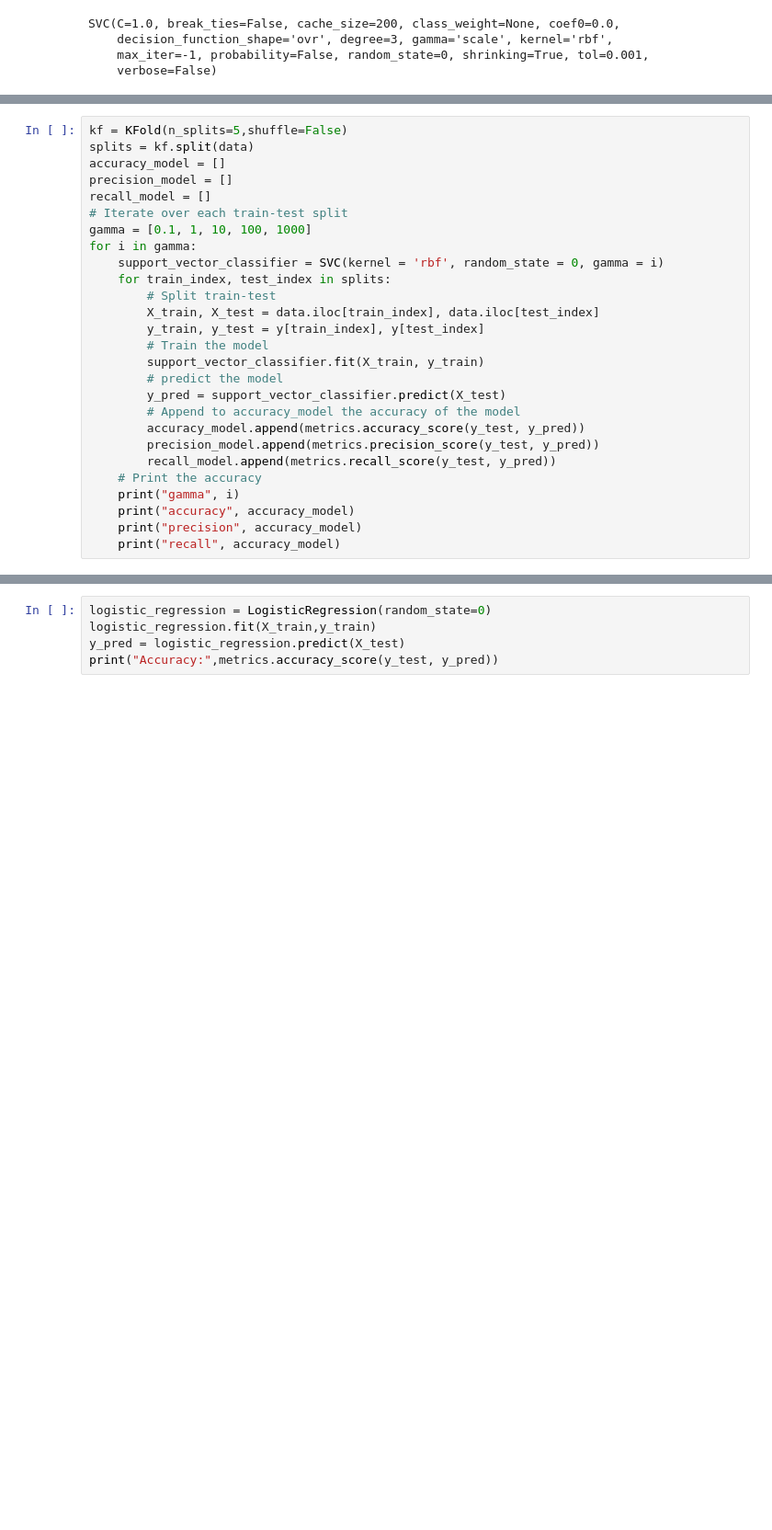
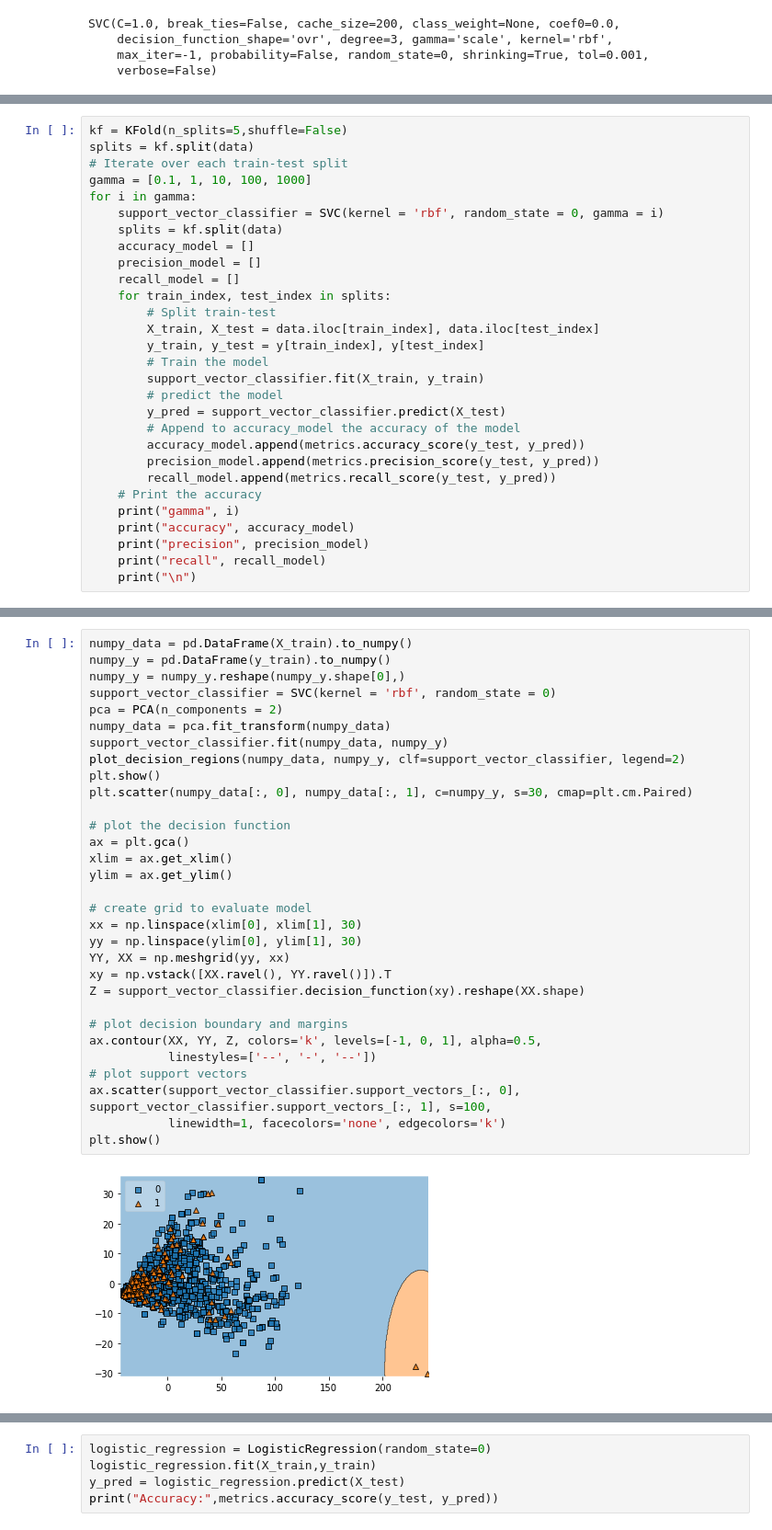
Before and after one commit to SeeratKamalCh/Assignment9, a Jupyter notebook: SVM.ipynb, the cells around one changed output, grey strips where cells are left out. Shown: that part at 92% size. Cells and saved outputs as stored; diff of their text form; blank space fills up the shorter version.

Commit message:
Added visualization and removed error in metrics for SVM

```diff
--- a/SVM.ipynb
+++ b/SVM.ipynb
@@ -74,13 +72,14 @@ recall 2.564102564102564
 # %%
 kf = KFold(n_splits=5,shuffle=False)
 splits = kf.split(data)
-accuracy_model = []
-precision_model = []
-recall_model = []
 # Iterate over each train-test split
 gamma = [0.1, 1, 10, 100, 1000]
 for i in gamma:
     support_vector_classifier = SVC(kernel = 'rbf', random_state = 0, gamma = i)
+    splits = kf.split(data)
+    accuracy_model = []
+    precision_model = []
+    recall_model = []
     for train_index, test_index in splits:
         # Split train-test
         X_train, X_test = data.iloc[train_index], data.iloc[test_index]
@@ -96,8 +95,9 @@ for i in gamma:
     # Print the accuracy
     print("gamma", i)
     print("accuracy", accuracy_model)
-    print("precision", accuracy_model)
-    print("recall", accuracy_model)
+    print("precision", precision_model)
+    print("recall", recall_model)
+    print("\n")
 # %% [output]
 gamma 0.1
 accuracy [0.921875, 0.834375, 0.86875, 0.79375, 0.9184952978056427]
@@ -133,0 +122,33 @@ plt.show()
+# %%
+numpy_data = pd.DataFrame(X_train).to_numpy()
+numpy_y = pd.DataFrame(y_train).to_numpy()
+numpy_y = numpy_y.reshape(numpy_y.shape[0],)
+support_vector_classifier = SVC(kernel = 'rbf', random_state = 0)
+pca = PCA(n_components = 2)
+numpy_data = pca.fit_transform(numpy_data)
+support_vector_classifier.fit(numpy_data, numpy_y)
+plot_decision_regions(numpy_data, numpy_y, clf=support_vector_classifier, legend=2)
+plt.show()
+plt.scatter(numpy_data[:, 0], numpy_data[:, 1], c=numpy_y, s=30, cmap=plt.cm.Paired)
+
+# plot the decision function
+ax = plt.gca()
+xlim = ax.get_xlim()
+ylim = ax.get_ylim()
+
+# create grid to evaluate model
+xx = np.linspace(xlim[0], xlim[1], 30)
+yy = np.linspace(ylim[0], ylim[1], 30)
+YY, XX = np.meshgrid(yy, xx)
+xy = np.vstack([XX.ravel(), YY.ravel()]).T
+Z = support_vector_classifier.decision_function(xy).reshape(XX.shape)
+
+# plot decision boundary and margins
+ax.contour(XX, YY, Z, colors='k', levels=[-1, 0, 1], alpha=0.5,
+           linestyles=['--', '-', '--'])
+# plot support vectors
+ax.scatter(support_vector_classifier.support_vectors_[:, 0], support_vector_classifier.support_vectors_[:, 1], s=100,
+           linewidth=1, facecolors='none', edgecolors='k')
+plt.show()
+# %% [output]
+[figure, added]
```
Also changed, not shown: parts of 5 cells of this notebook.
